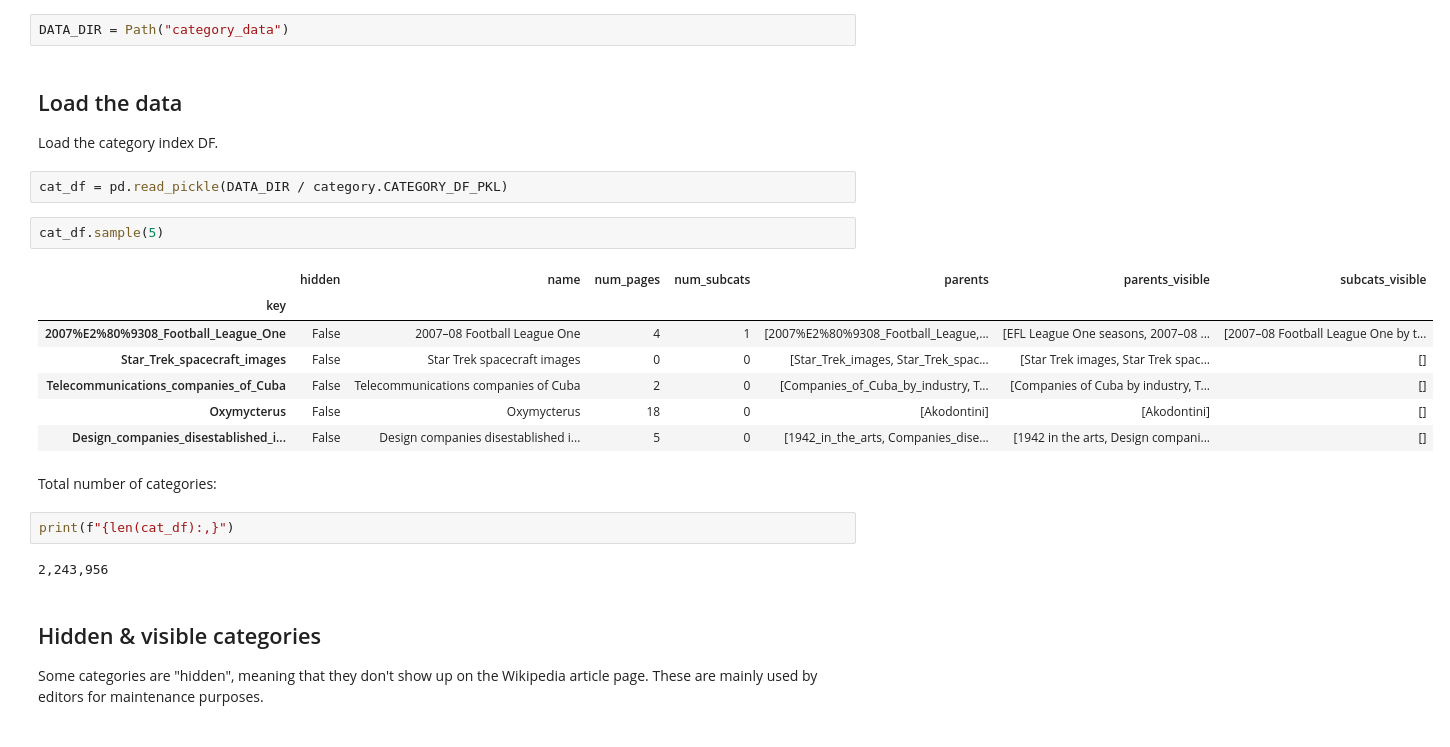
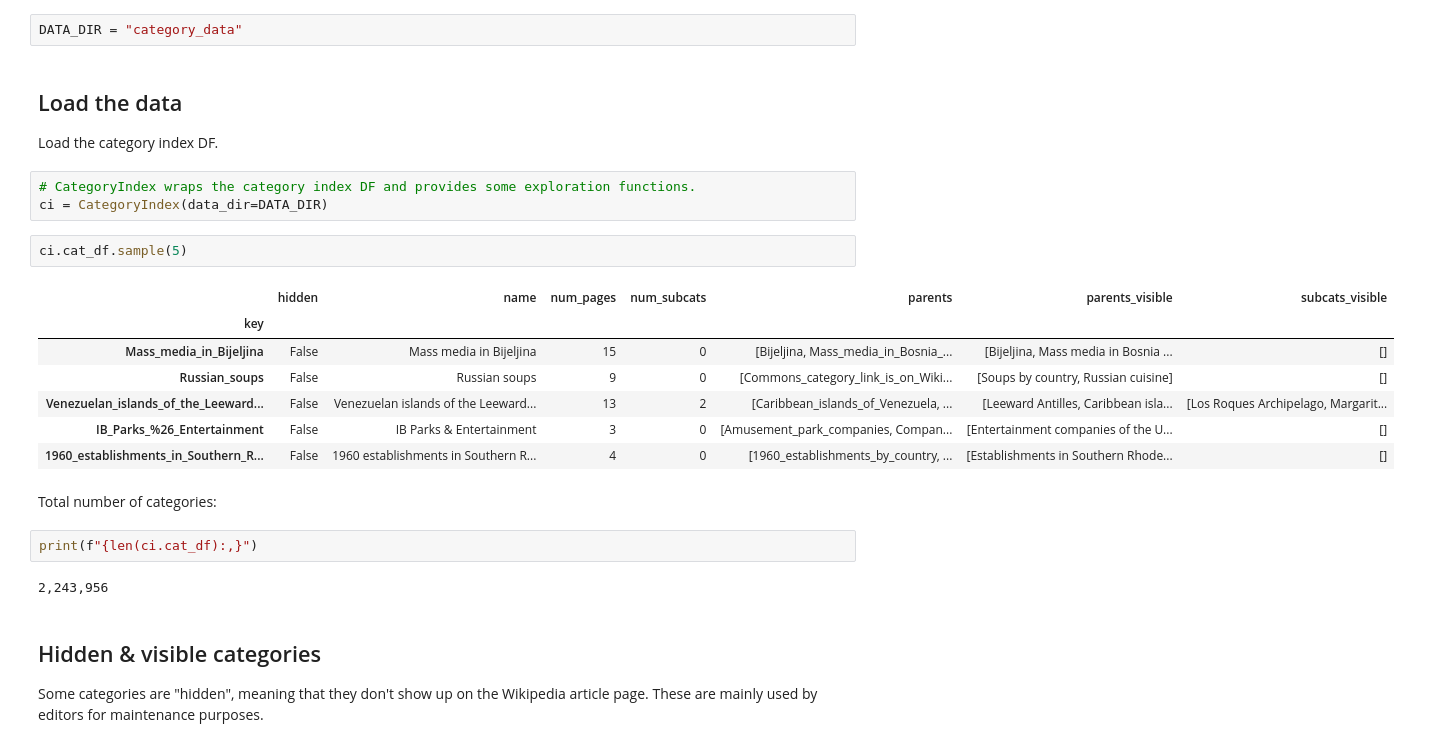
Before and after one commit to mozilla/search-terms-sanitization, a Jupyter notebook: non_sensitive/wikipedia-content-moderation/explore_categories.ipynb, the cells around one changed output. Drawn from its saved outputs; the diff is of its cells as text.

```diff
--- a/non_sensitive/wikipedia-content-moderation/explore_categories.ipynb
+++ b/non_sensitive/wikipedia-content-moderation/explore_categories.ipynb
@@ -13,27 +14,28 @@ from utils import display_pd
 # %% [markdown]
 `DATA_DIR` should be set to the dir where the category index files were written.
 # %%
-DATA_DIR = Path("category_data")
+DATA_DIR = "category_data"
 # %% [markdown]
 ## Load the data
 
 Load the category index DF.
-# %%
-cat_df = pd.read_pickle(DATA_DIR / category.CATEGORY_DF_PKL)
+# %%
+# CategoryIndex wraps the category index DF and provides some exploration functions.
+ci = CategoryIndex(data_dir=DATA_DIR)
 # %%
-cat_df.sample(5)
+ci.cat_df.sample(5)
 # %% [output]
 |  | hidden | name | num_pages | num_subcats | parents | parents_visible | subcats_visible |
 | key |  |  |  |  |  |  |  |
-| 2007%E2%80%9308_Football_League_One | False | 2007–08 Football League One | 4 | 1 | [2007%E2%80%9308_Football_League,... | [EFL League One seasons, 2007–08 ... | [2007–08 Football League One by t... |
-| Star_Trek_spacecraft_images | False | Star Trek spacecraft images | 0 | 0 | [Star_Trek_images, Star_Trek_spac... | [Star Trek images, Star Trek spac... | [] |
-| Telecommunications_companies_of_Cuba | False | Telecommunications companies of Cuba | 2 | 0 | [Companies_of_Cuba_by_industry, T... | [Companies of Cuba by industry, T... | [] |
-| Oxymycterus | False | Oxymycterus | 18 | 0 | [Akodontini] | [Akodontini] | [] |
-| Design_companies_disestablished_i... | False | Design companies disestablished i... | 5 | 0 | [1942_in_the_arts, Companies_dise... | [1942 in the arts, Design compani... | [] |
+| Mass_media_in_Bijeljina | False | Mass media in Bijeljina | 15 | 0 | [Bijeljina, Mass_media_in_Bosnia_... | [Bijeljina, Mass media in Bosnia ... | [] |
+| Russian_soups | False | Russian soups | 9 | 0 | [Commons_category_link_is_on_Wiki... | [Soups by country, Russian cuisine] | [] |
+| Venezuelan_islands_of_the_Leeward... | False | Venezuelan islands of the Leeward... | 13 | 2 | [Caribbean_islands_of_Venezuela, ... | [Leeward Antilles, Caribbean isla... | [Los Roques Archipelago, Margarit... |
+| IB_Parks_%26_Entertainment | False | IB Parks & Entertainment | 3 | 0 | [Amusement_park_companies, Compan... | [Entertainment companies of the U... | [] |
+| 1960_establishments_in_Southern_R... | False | 1960 establishments in Southern R... | 4 | 0 | [1960_establishments_by_country, ... | [Establishments in Southern Rhode... | [] |
 # %% [markdown]
 Total number of categories:
 # %%
-print(f"{len(cat_df):,}")
+print(f"{len(ci.cat_df):,}")
 # %% [output]
 2,243,956
 # %% [markdown]
```
Also changed, not shown: parts of 14 cells of this notebook, 4 other files.
